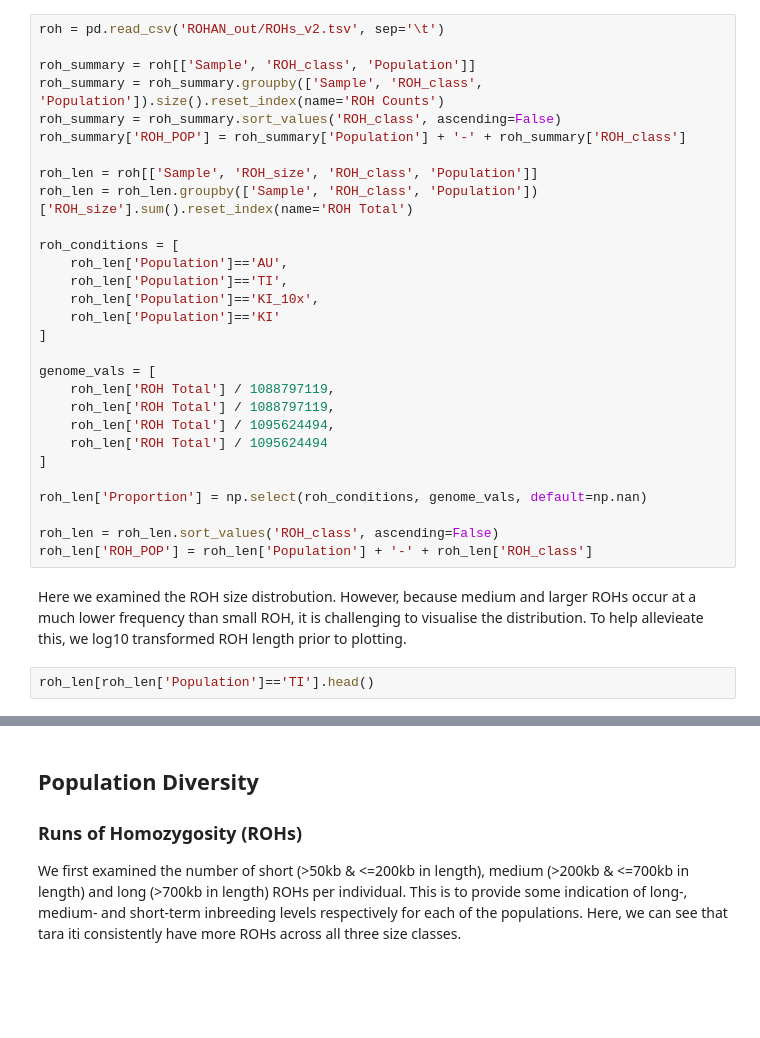
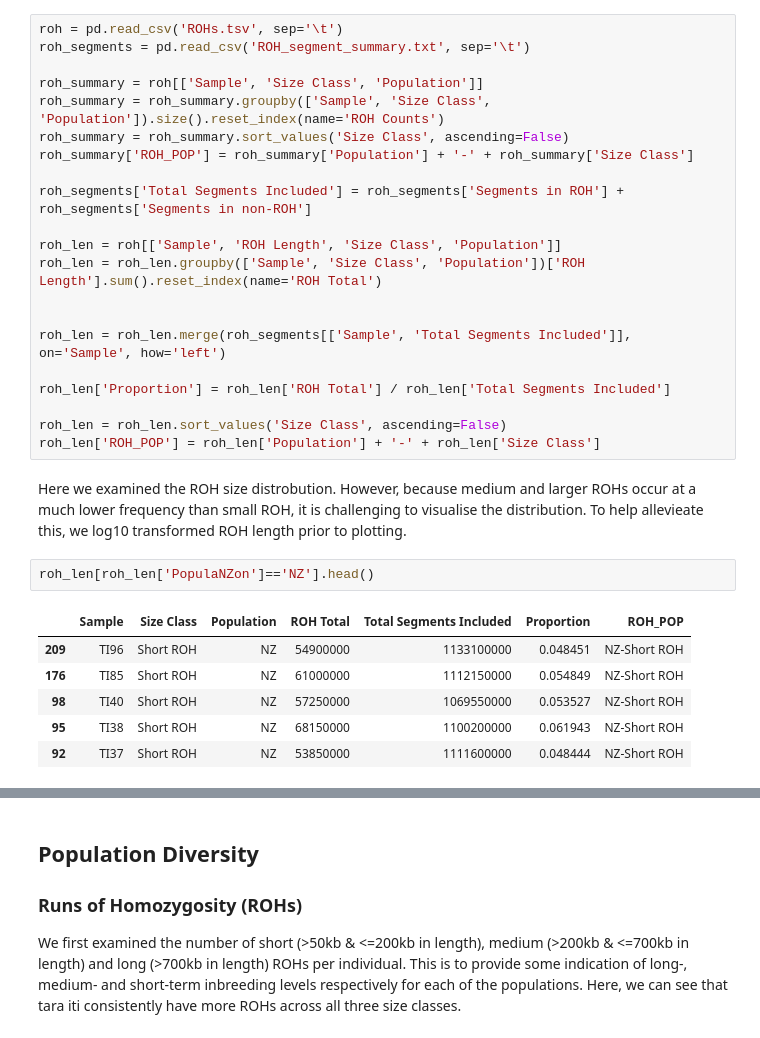
Before and after one commit to janawold1/2026_S_nereis_Cons_Gen, a Jupyter notebook: 07_Heterozygosity.ipynb, the cells around one changed output, grey strips where cells are left out. Drawn from its saved outputs; the diff is of its cells as text; blank space fills up the shorter version.

```diff
--- a/07_Heterozygosity.ipynb
+++ b/07_Heterozygosity.ipynb
@@ -136,35 +138,34 @@ print(os.getcwd())
 # %% [markdown]
 We also examined the proportion of the genome impacted by ROHs for each individual of Australian fairy tern and tara iti. The higher count of ROHs in tara iti population also translated to a higher proportion of the genome impacted overall. However, the vast majority of ROHs impacting the genome is attributable to those in the 'large' (>700kb in length) category. This indicates that the tara iti population has remained chronically small for several generations.
 # %%
-roh = pd.read_csv('ROHAN_out/ROHs_v2.tsv', sep='\t')
+roh = pd.read_csv('ROHs.tsv', sep='\t')
+roh_segments = pd.read_csv('ROH_segment_summary.txt', sep='\t')
 
-roh_summary = roh[['Sample', 'ROH_class', 'Population']]
-roh_summary = roh_summary.groupby(['Sample', 'ROH_class', 'Population']).size().reset_index(name='ROH Counts')
-roh_summary = roh_summary.sort_values('ROH_class', ascending=False)
-roh_summary['ROH_POP'] = roh_summary['Population'] + '-' + roh_summary['ROH_class']
+roh_summary = roh[['Sample', 'Size Class', 'Population']]
+roh_summary = roh_summary.groupby(['Sample', 'Size Class', 'Population']).size().reset_index(name='ROH Counts')
+roh_summary = roh_summary.sort_values('Size Class', ascending=False)
+roh_summary['ROH_POP'] = roh_summary['Population'] + '-' + roh_summary['Size Class']
 
-roh_len = roh[['Sample', 'ROH_size', 'ROH_class', 'Population']]
-roh_len = roh_len.groupby(['Sample', 'ROH_class', 'Population'])['ROH_size'].sum().reset_index(name='ROH Total')
+roh_segments['Total Segments Included'] = roh_segments['Segments in ROH'] + roh_segments['Segments in non-ROH']
 
-roh_conditions = [
-    roh_len['Population']=='AU',
-    roh_len['Population']=='TI',
-    roh_len['Population']=='KI_10x',
-    roh_len['Population']=='KI'
-]
+roh_len = roh[['Sample', 'ROH Length', 'Size Class', 'Population']]
+roh_len = roh_len.groupby(['Sample', 'Size Class', 'Population'])['ROH Length'].sum().reset_index(name='ROH Total')
 
-genome_vals = [
-    roh_len['ROH Total'] / 1088797119,
-    roh_len['ROH Total'] / 1088797119,
-    roh_len['ROH Total'] / 1095624494,
-    roh_len['ROH Total'] / 1095624494
-]
 
-roh_len['Proportion'] = np.select(roh_conditions, genome_vals, default=np.nan)
+roh_len = roh_len.merge(roh_segments[['Sample', 'Total Segments Included']], on='Sample', how='left')
 
-roh_len = roh_len.sort_values('ROH_class', ascending=False)
-roh_len['ROH_POP'] = roh_len['Population'] + '-' + roh_len['ROH_class']
+roh_len['Proportion'] = roh_len['ROH Total'] / roh_len['Total Segments Included']
+
+roh_len = roh_len.sort_values('Size Class', ascending=False)
+roh_len['ROH_POP'] = roh_len['Population'] + '-' + roh_len['Size Class']
 # %% [markdown]
 Here we examined the ROH size distrobution. However, because medium and larger ROHs occur at a much lower frequency than small ROH, it is challenging to visualise the distribution. To help allevieate this, we log10 transformed ROH length prior to plotting.
 # %%
-roh_len[roh_len['Population']=='TI'].head()
+roh_len[roh_len['PopulaNZon']=='NZ'].head()
+# %% [output]
+|  | Sample | Size Class | Population | ROH Total | Total Segments Included | Proportion | ROH_POP |
+| 209 | TI96 | Short ROH | NZ | 54900000 | 1133100000 | 0.048451 | NZ-Short ROH |
+| 176 | TI85 | Short ROH | NZ | 61000000 | 1112150000 | 0.054849 | NZ-Short ROH |
+| 98 | TI40 | Short ROH | NZ | 57250000 | 1069550000 | 0.053527 | NZ-Short ROH |
+| 95 | TI38 | Short ROH | NZ | 68150000 | 1100200000 | 0.061943 | NZ-Short ROH |
+| 92 | TI37 | Short ROH | NZ | 53850000 | 1111600000 | 0.048444 | NZ-Short ROH |
```
Also changed, not shown: parts of 15 cells of this notebook, 8 other files.
